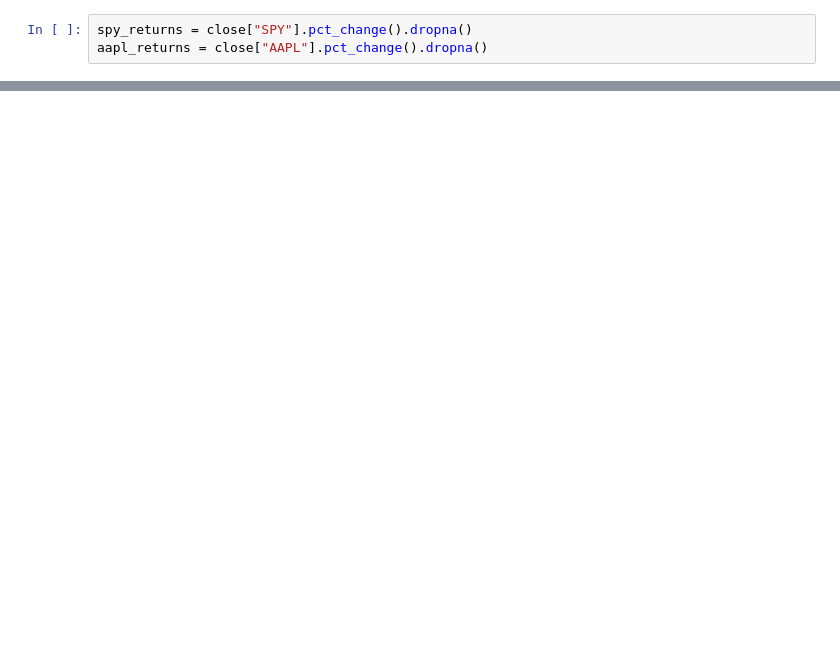
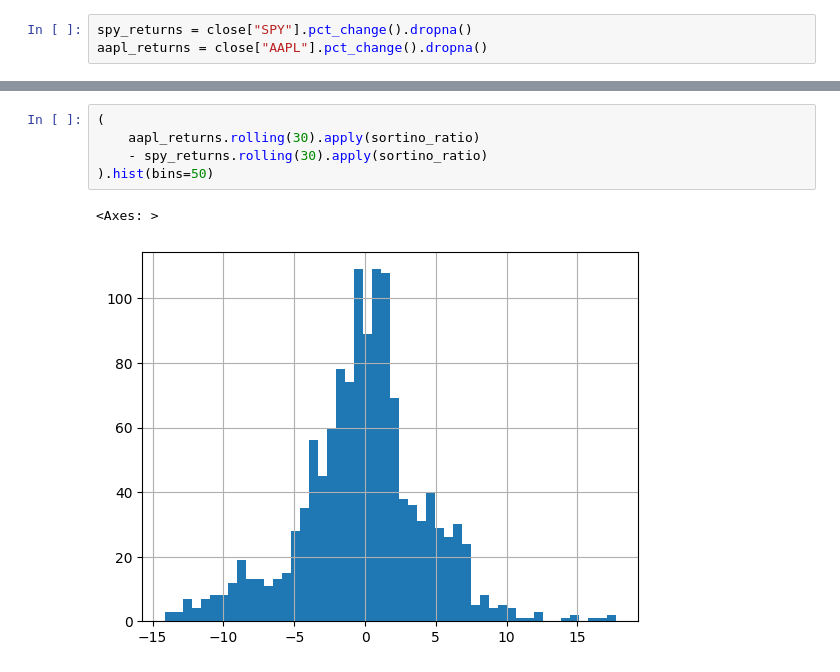
Before and after one commit to santiago-cruzlopez/Quantitative-Trading, a Jupyter notebook: Notebooks/07_Sortino_Ratio.ipynb, the cells around one changed output, grey strips where cells are left out. Drawn from its saved outputs; the diff is of its cells as text; blank space fills up the shorter version.

```diff
--- a/Notebooks/07_Sortino_Ratio.ipynb
+++ b/Notebooks/07_Sortino_Ratio.ipynb
@@ -67,0 +120,8 @@ aapl_returns = close["AAPL"].pct_change().dropna()
+# %%
+(
+    aapl_returns.rolling(30).apply(sortino_ratio)
+    - spy_returns.rolling(30).apply(sortino_ratio)
+).hist(bins=50)
+# %% [output]
+<Axes: >
+[figure, added]
```
Also changed, not shown: parts of 6 cells of this notebook.
